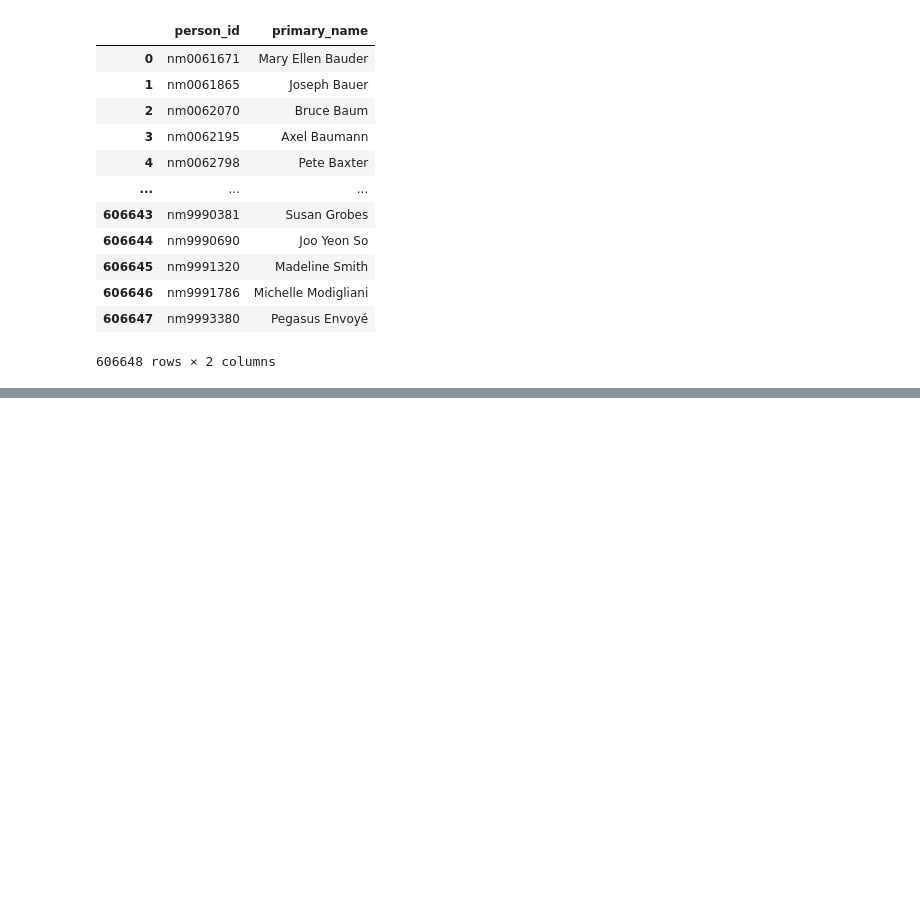
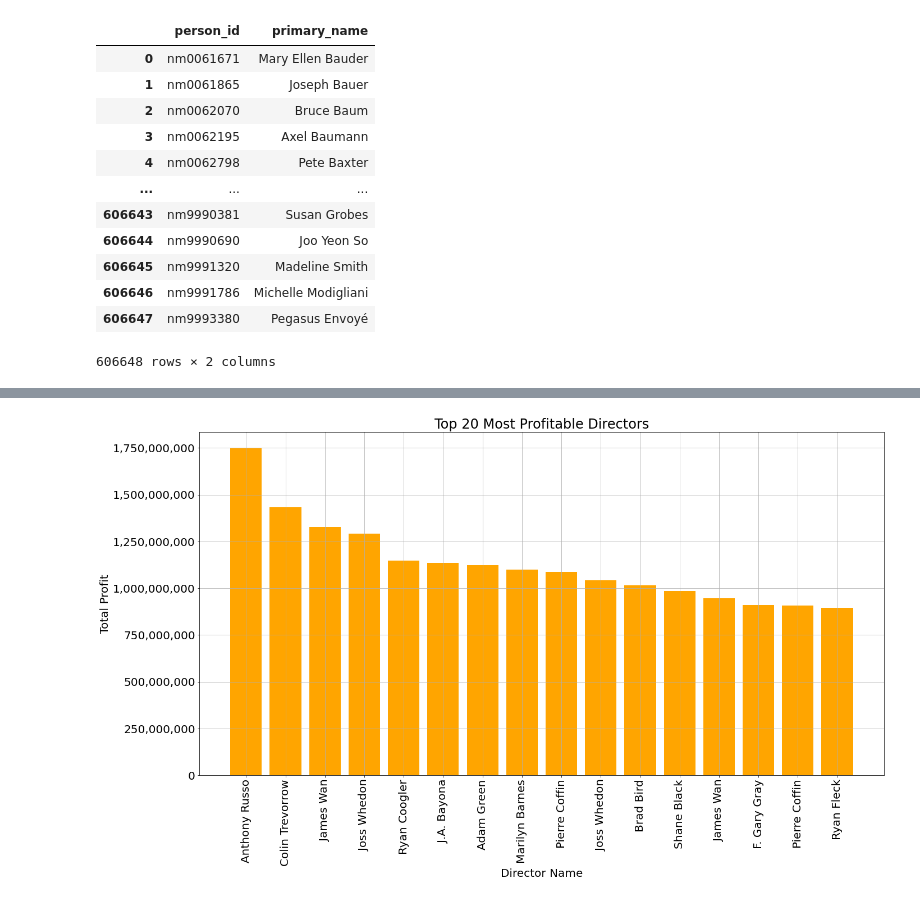
Before and after one commit to pedrov718/box_office_project, a Jupyter notebook: phase1_project.ipynb, the cells around one changed output, grey strips where cells are left out. Saved outputs shown, nothing was run; the diff lists cells and outputs as text; code cells hidden in the pictures; blank space fills up the shorter version.

Commit message:
added most prof directors

```diff
--- a/phase1_project.ipynb
+++ b/phase1_project.ipynb
@@ -429,10 +429,15 @@ persons
 movie_directors = pd.merge(directors, persons, how = "inner", on = "person_id")
 # %%
 movies = pd.merge(movies_clean, movie_directors, how = "left", on = "movie_id").drop_duplicates(subset="primary_title")
+
 movies.rename(columns = {"primary_name": "director"}, inplace= True)
+
+movies['production_budget'].fillna(int(movies['production_budget'].mean()), inplace=True)
+
+movies['worldwide_gross'].fillna(int(movies['worldwide_gross'].mean()), inplace=True)
+
+movies['director'].fillna("Praveen Gowtham", inplace=True)
 
 movies["profit"] = movies.worldwide_gross - movies.production_budget
 
 movies["profitable"] = movies["profit"] > 0
-
-movies
@@ -452,0 +460,3 @@ movies
+# %%
+top_20_dir_by_profit = movies[["director", "profit", "genre1"]].sort_values(by = "profit", ascending = False)[:20]
+top_20_dir_by_profit["director"]
@@ -452,0 +481,17 @@ movies
+# %%
+fig, ax = plt.subplots(figsize=(20,12))
+
+# sets up bar plot
+ax.bar(top_20_dir_by_profit["director"], top_20_dir_by_profit["profit"], color = "orange")
+ax.set_xlabel('Director Name')
+ax.set_xticklabels(top_20_dir_by_profit["director"], rotation=90)
+ax.set_ylabel("Total Profit")
+ax.set_title('Top 20 Most Profitable Directors')
+ax.get_yaxis().set_major_formatter(
+    matplotlib.ticker.FuncFormatter(lambda x, p: format(int(x), ',')))
+plt.rcParams.update({'font.size': 20})
+plt.grid()
+plt.tight_layout()
+plt.show();
+# %% [output]
+[figure, added]
```
Also changed, not shown: parts of 3 cells of this notebook.
